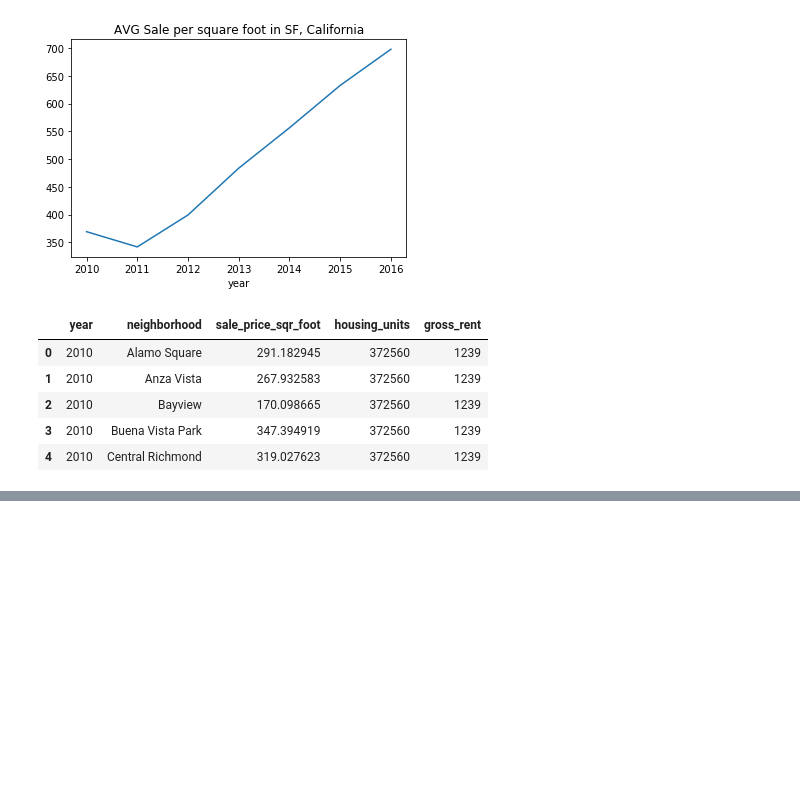
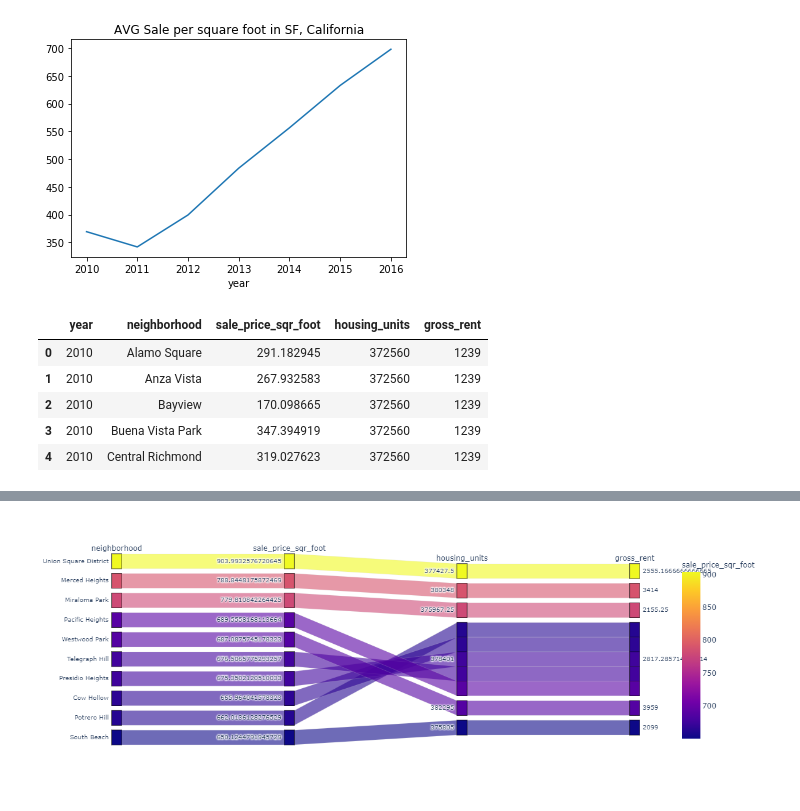
Before and after one commit to maxla777/Pyviz_homework, a Jupyter notebook: SF_Housing_Rental_Analysis.ipynb, the cells around one changed output, grey strips where cells are left out. Saved outputs shown, nothing was run; the diff lists cells and outputs as text; code cells hidden in the pictures; blank space fills up the shorter version.

```diff
--- a/SF_Housing_Rental_Analysis.ipynb
+++ b/SF_Housing_Rental_Analysis.ipynb
@@ -147,0 +199,8 @@ interact(neighborhood_function, neighborhood = choose_neighborhood)
+# %%
+# Parallel Categories Plot
+px.parallel_categories(
+    top_ten_expensive.head(10),
+    dimensions=['neighborhood','sale_price_sqr_foot','housing_units','gross_rent'],
+    color = 'sale_price_sqr_foot')
+# %% [output]
+[figure, added]
```
Also changed, not shown: parts of 7 cells of this notebook.
